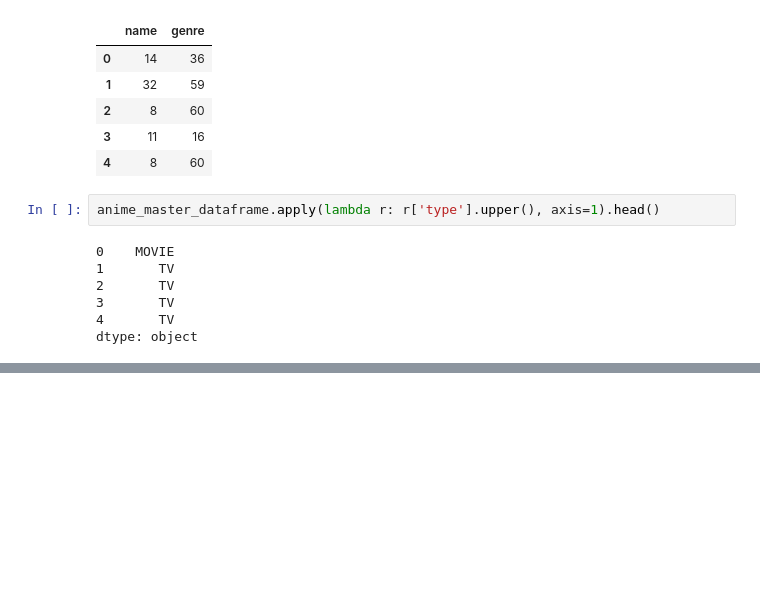
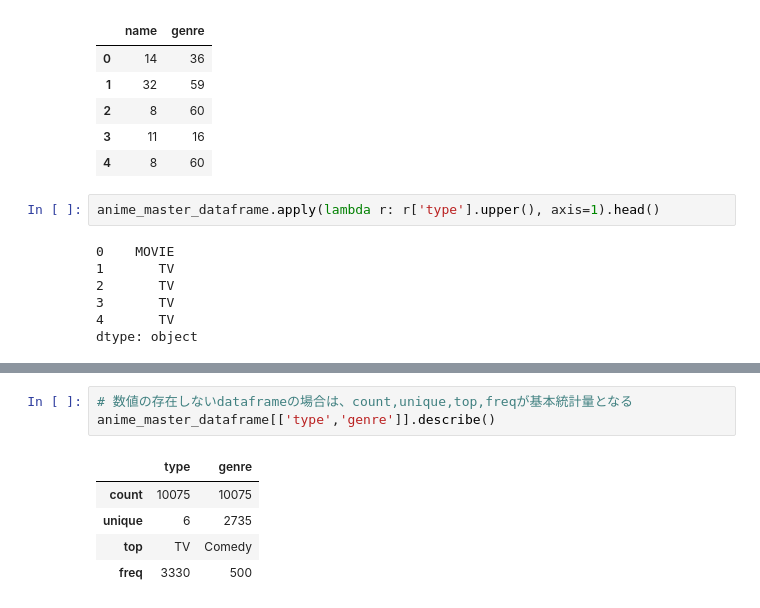
Before and after one commit to yukimura1227/trainings, a Jupyter notebook: pandas_sample/pandas_sample.ipynb, the cells around one changed output, grey strips where cells are left out. Drawn from its saved outputs; the diff is of its cells as text; blank space fills up the shorter version.

```diff
--- a/pandas_sample/pandas_sample.ipynb
+++ b/pandas_sample/pandas_sample.ipynb
@@ -493,0 +595,9 @@ dtype: object
+# %%
+# 数値の存在しないdataframeの場合は、count,unique,top,freqが基本統計量となる
+anime_master_dataframe[['type','genre']].describe()
+# %% [output]
+|  | type | genre |
+| count | 10075 | 10075 |
+| unique | 6 | 2735 |
+| top | TV | Comedy |
+| freq | 3330 | 500 |
```
Also changed, not shown: parts of 14 cells of this notebook.
